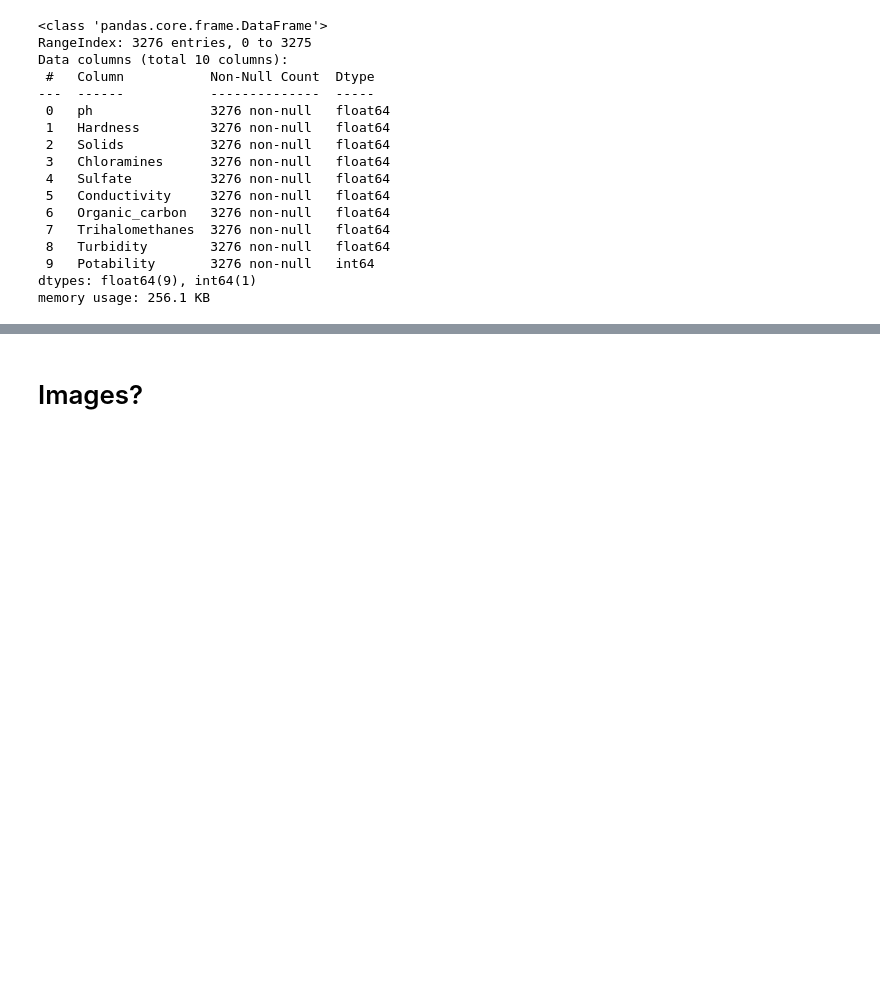
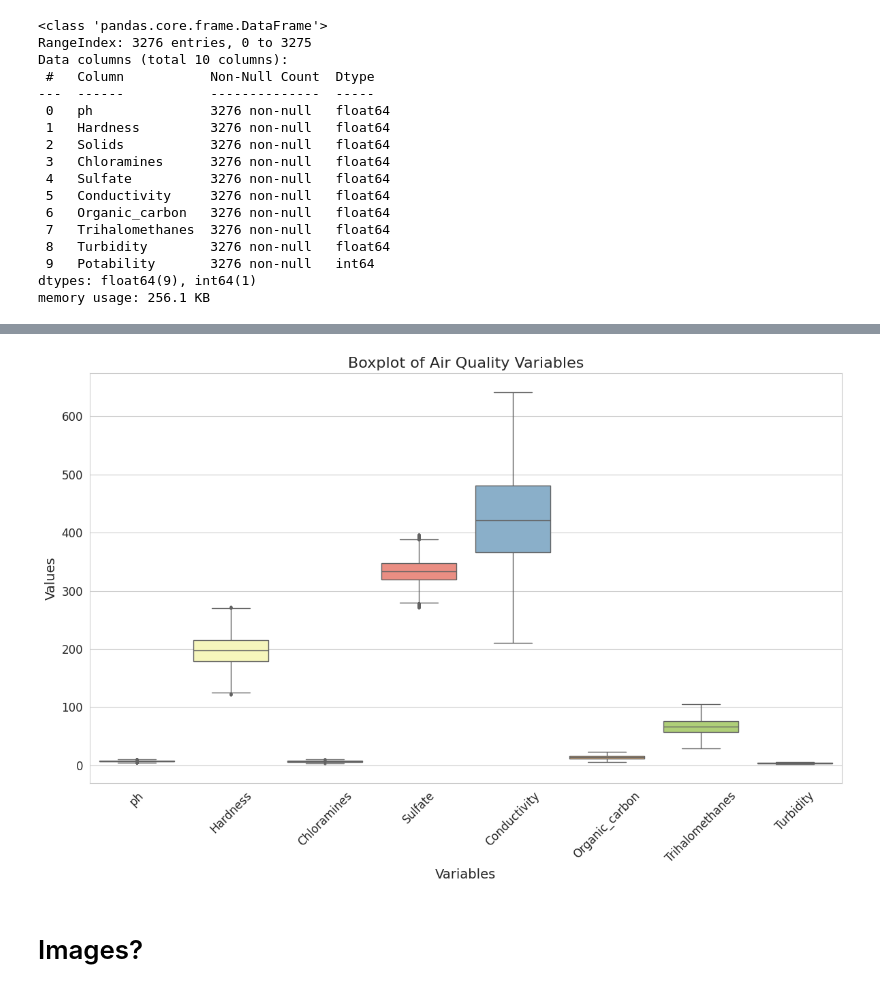
Before and after one commit to miiky976/dl4td_aq, a Jupyter notebook: Aqua/00_data.ipynb, the cells around one changed output, grey strips where cells are left out. Drawn from its saved outputs; the diff is of its cells as text; code cells hidden in the pictures; blank space fills up the shorter version.

```diff
--- a/Aqua/00_data.ipynb
+++ b/Aqua/00_data.ipynb
@@ -54,0 +78,20 @@ memory usage: 256.1 KB
+# %%
+Q1 = df.quantile(0.25, numeric_only=True)
+Q3 = df.quantile(0.75, numeric_only=True)
+IQR = Q3 - Q1
+
+scale = 1.4
+lower_lim = Q1 - scale*IQR
+upper_lim = Q3 + scale*IQR
+cols = df.columns  # Look for outliers in columns starting from CO(GT)
+
+lower_lim = lower_lim[cols]
+upper_lim = upper_lim[cols]
+
+condition = ~((df[cols] < lower_lim) | (df[cols] > upper_lim)).any(axis=1)
+
+# Generate a new DataFrame with outliers removed
+dataS = df[condition]
+Boxplot(dataS, ['Potability', 'Solids'])
+# %% [output]
+[figure, added]
```
Also changed, not shown: parts of 6 cells of this notebook, 4 other files.
